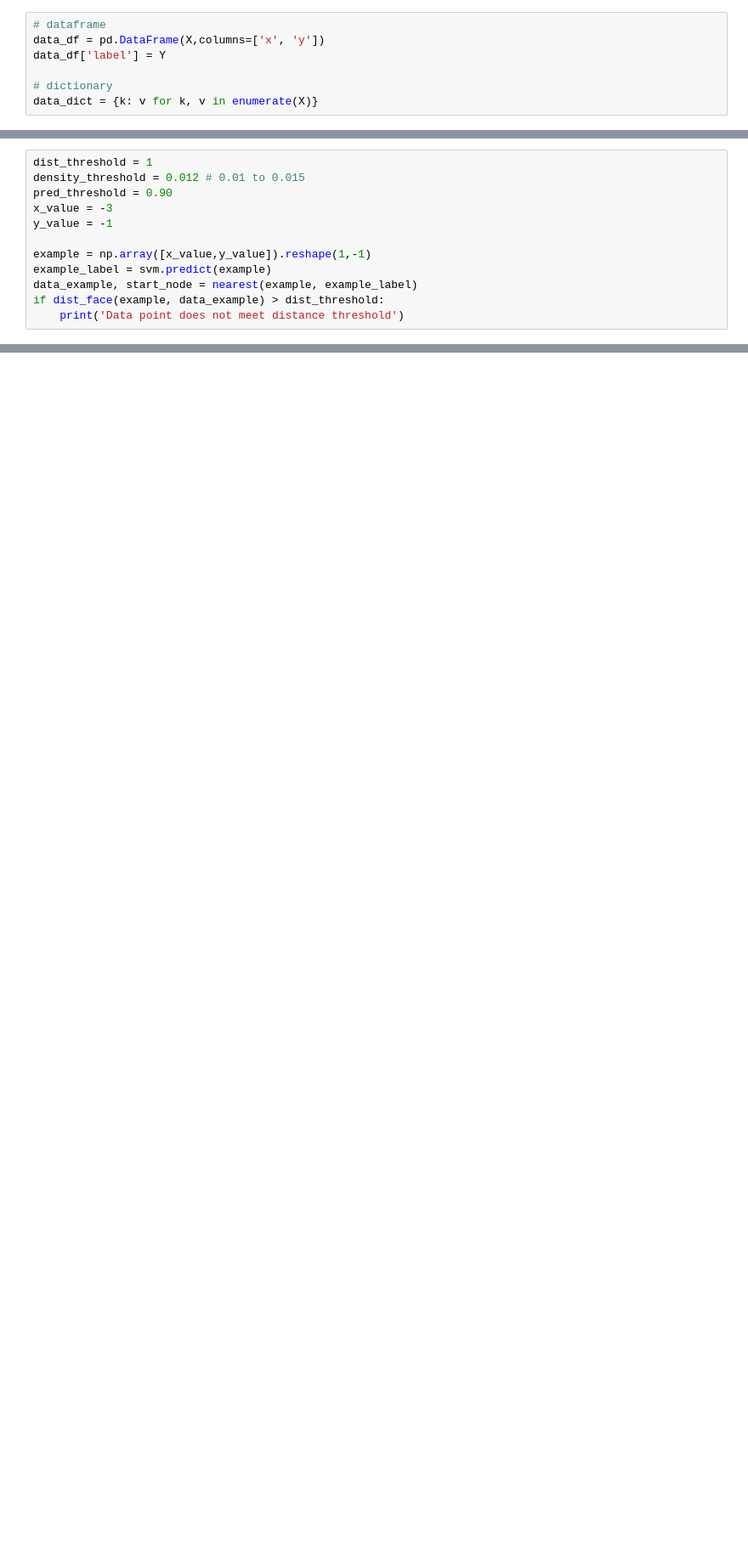
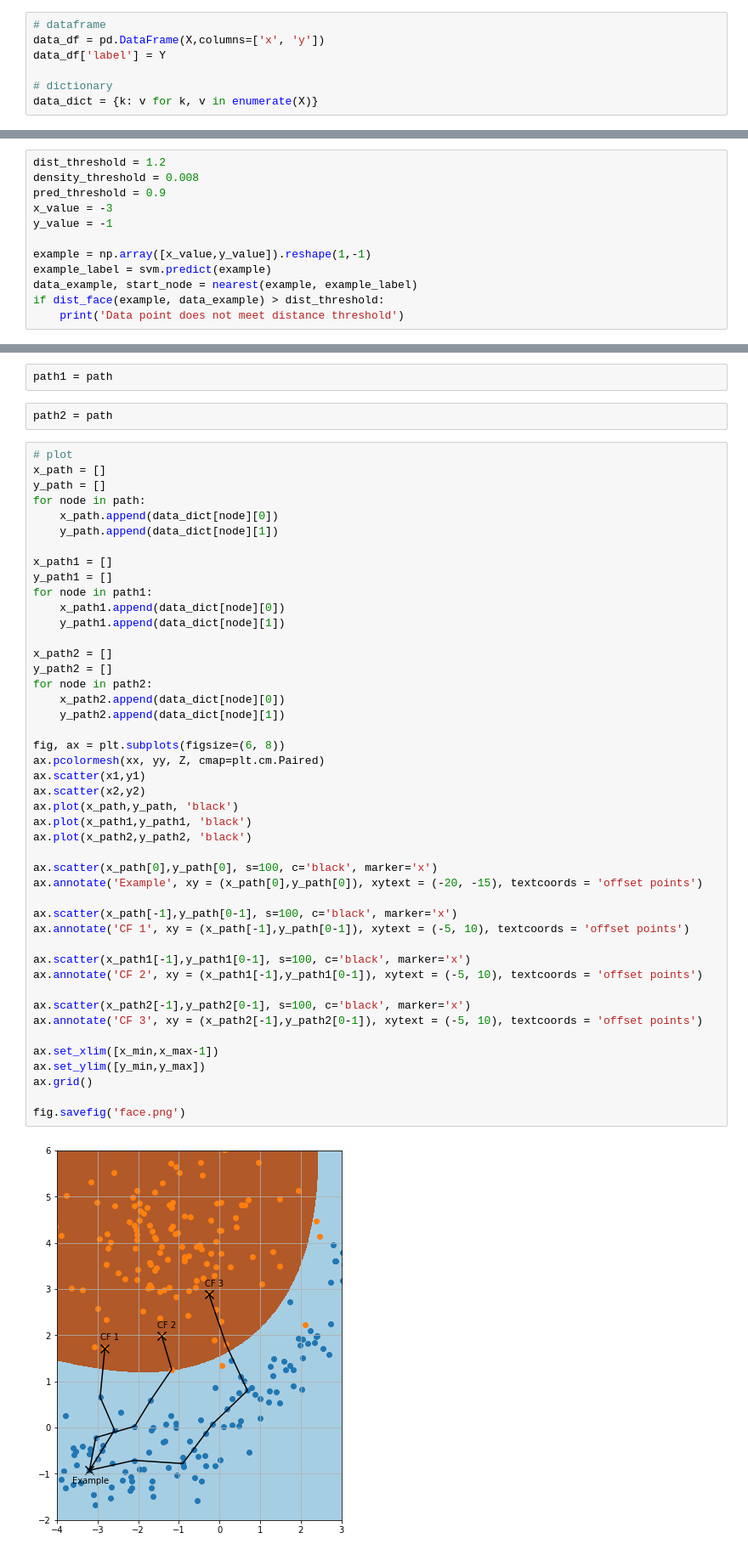
Before and after one commit to sradicwebster/counterfactuals, a Jupyter notebook: face_counterfactuals.ipynb, the cells around one changed output, grey strips where cells are left out. Shown: that part at 85% size. Cells and saved outputs as stored; diff of their text form; blank space fills up the shorter version.

```diff
--- a/face_counterfactuals.ipynb
+++ b/face_counterfactuals.ipynb
@@ -84,9 +84,9 @@ def nearest(example, label):
     point = data_same_label.loc[index_min].name
     return nearest_data, index_min
 # %%
-dist_threshold = 1
-density_threshold = 0.012 # 0.01 to 0.015
-pred_threshold = 0.90
+dist_threshold = 1.2
+density_threshold = 0.008
+pred_threshold = 0.9
 x_value = -3
 y_value = -1
 
@@ -183,0 +160,51 @@ ax.grid()
+# %%
+path1 = path
+# %%
+path2 = path
+# %%
+# plot
+x_path = []
+y_path = []
+for node in path:
+    x_path.append(data_dict[node][0])
+    y_path.append(data_dict[node][1])
+
+x_path1 = []
+y_path1 = []
+for node in path1:
+    x_path1.append(data_dict[node][0])
+    y_path1.append(data_dict[node][1])
+
+x_path2 = []
+y_path2 = []
+for node in path2:
+    x_path2.append(data_dict[node][0])
+    y_path2.append(data_dict[node][1])
+
+fig, ax = plt.subplots(figsize=(6, 8))
+ax.pcolormesh(xx, yy, Z, cmap=plt.cm.Paired)
+ax.scatter(x1,y1)
+ax.scatter(x2,y2)
+ax.plot(x_path,y_path, 'black')
+ax.plot(x_path1,y_path1, 'black')
+ax.plot(x_path2,y_path2, 'black')
+
+ax.scatter(x_path[0],y_path[0], s=100, c='black', marker='x')
+ax.annotate('Example', xy = (x_path[0],y_path[0]), xytext = (-20, -15), textcoords = 'offset points')
+
+ax.scatter(x_path[-1],y_path[0-1], s=100, c='black', marker='x')
+ax.annotate('CF 1', xy = (x_path[-1],y_path[0-1]), xytext = (-5, 10), textcoords = 'offset points')
+
+ax.scatter(x_path1[-1],y_path1[0-1], s=100, c='black', marker='x')
+ax.annotate('CF 2', xy = (x_path1[-1],y_path1[0-1]), xytext = (-5, 10), textcoords = 'offset points')
+
+ax.scatter(x_path2[-1],y_path2[0-1], s=100, c='black', marker='x')
+ax.annotate('CF 3', xy = (x_path2[-1],y_path2[0-1]), xytext = (-5, 10), textcoords = 'offset points')
+
+ax.set_xlim([x_min,x_max-1])
+ax.set_ylim([y_min,y_max])
+ax.grid()
+
+fig.savefig('face.png')
+# %% [output]
+[figure, added]
```
Also changed, not shown: parts of 2 cells of this notebook, 2 other files.
